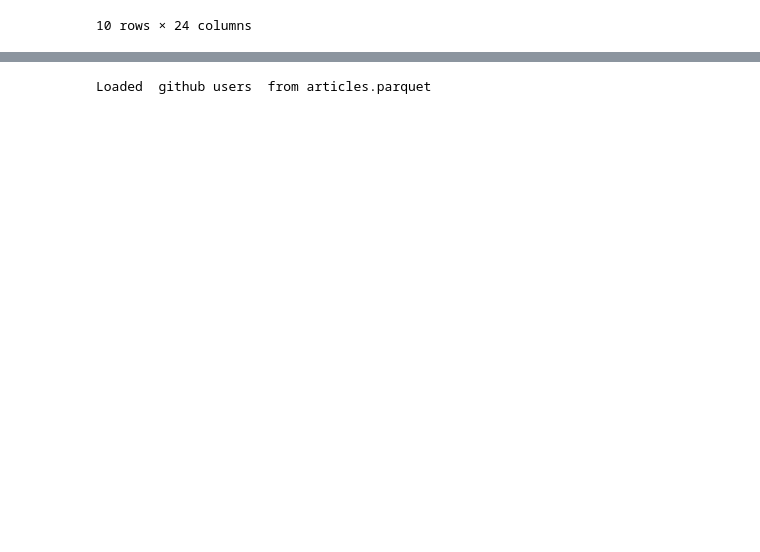
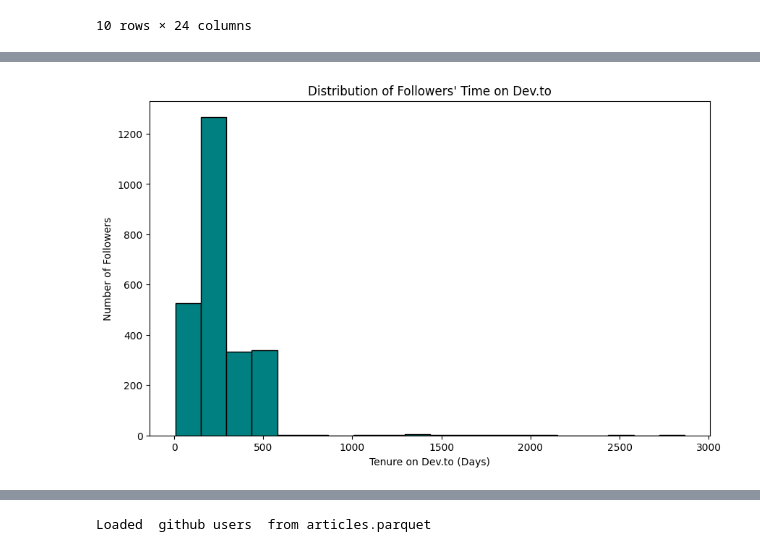
Before and after one commit to olgazju/blog_dev_to_audience_analyzer, a Jupyter notebook: analysis.ipynb, the cells around one changed output, grey strips where cells are left out. Drawn from its saved outputs; the diff is of its cells as text; code cells hidden in the pictures; blank space fills up the shorter version.

```diff
--- a/analysis.ipynb
+++ b/analysis.ipynb
@@ -1130,0 +329,18 @@ plt.show()
+# %%
+from datetime import datetime
+followers_df_age_copy = followers_df_copy.copy()
+
+followers_df_age_copy['joined_at'] = pd.to_datetime(followers_df_age_copy['joined_at'])
+
+today = pd.Timestamp(datetime.now())
+followers_df_age_copy['dev_to_tenure_days'] = (today - followers_df_age_copy['joined_at']).dt.days
+
+# Plot a histogram of Dev.to tenure for followers
+plt.figure(figsize=(10, 6))
+plt.hist(followers_df_age_copy['dev_to_tenure_days'].dropna(), bins=20, edgecolor='black', color='teal')
+plt.xlabel("Tenure on Dev.to (Days)")
+plt.ylabel("Number of Followers")
+plt.title("Distribution of Followers' Time on Dev.to")
+plt.show()
+# %% [output]
+[figure, added]
```
Also changed, not shown: parts of 71 cells of this notebook, 2 other files.
